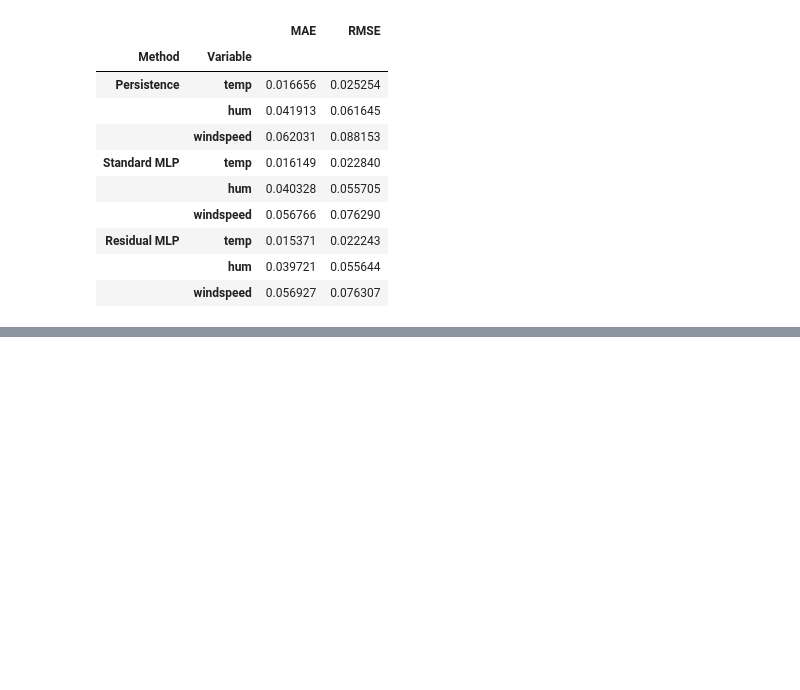
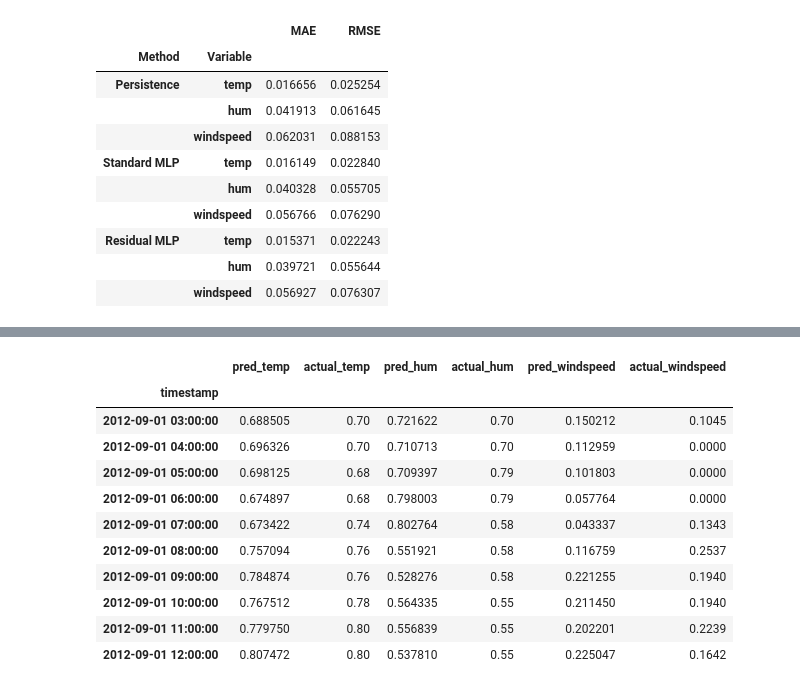
Before and after one commit to YileiJ/bike-demand-forecasting, a Jupyter notebook: P1/project.ipynb, the cells around one changed output, grey strips where cells are left out. Cells and saved outputs as stored; diff of their text form; code cells hidden in the pictures; blank space fills up the shorter version.

```diff
--- a/P1/project.ipynb
+++ b/P1/project.ipynb
@@ -909,0 +989,34 @@ display(validation_comparison)
+# %%
+# Keep prediction-only columns for later integration with NN 2.
+residual_test_predictions = pd.DataFrame(
+    residual_test_pred,
+    index=test_data.index,
+    columns=["pred_temp", "pred_hum", "pred_windspeed"],
+)
+
+# Separate display table containing predictions and actual values.
+residual_test_details = residual_test_predictions.copy()
+
+for variable in nn1_target_cols:
+    residual_test_details[f"actual_{variable}"] = test_data[variable]
+
+paired_cols = [
+    column
+    for variable in nn1_target_cols
+    for column in [f"pred_{variable}", f"actual_{variable}"]
+]
+
+display(residual_test_details[paired_cols].head(10))
+# %% [output]
+|  | pred_temp | actual_temp | pred_hum | actual_hum | pred_windspeed | actual_windspeed |
+| timestamp |  |  |  |  |  |  |
+| 2012-09-01 03:00:00 | 0.688505 | 0.70 | 0.721622 | 0.70 | 0.150212 | 0.1045 |
+| 2012-09-01 04:00:00 | 0.696326 | 0.70 | 0.710713 | 0.70 | 0.112959 | 0.0000 |
+| 2012-09-01 05:00:00 | 0.698125 | 0.68 | 0.709397 | 0.79 | 0.101803 | 0.0000 |
+| 2012-09-01 06:00:00 | 0.674897 | 0.68 | 0.798003 | 0.79 | 0.057764 | 0.0000 |
+| 2012-09-01 07:00:00 | 0.673422 | 0.74 | 0.802764 | 0.58 | 0.043337 | 0.1343 |
+| 2012-09-01 08:00:00 | 0.757094 | 0.76 | 0.551921 | 0.58 | 0.116759 | 0.2537 |
+| 2012-09-01 09:00:00 | 0.784874 | 0.76 | 0.528276 | 0.58 | 0.221255 | 0.1940 |
+| 2012-09-01 10:00:00 | 0.767512 | 0.78 | 0.564335 | 0.55 | 0.211450 | 0.1940 |
+| 2012-09-01 11:00:00 | 0.779750 | 0.80 | 0.556839 | 0.55 | 0.202201 | 0.2239 |
+| 2012-09-01 12:00:00 | 0.807472 | 0.80 | 0.537810 | 0.55 | 0.225047 | 0.1642 |
```
Also changed, not shown: parts of 4 cells of this notebook.
